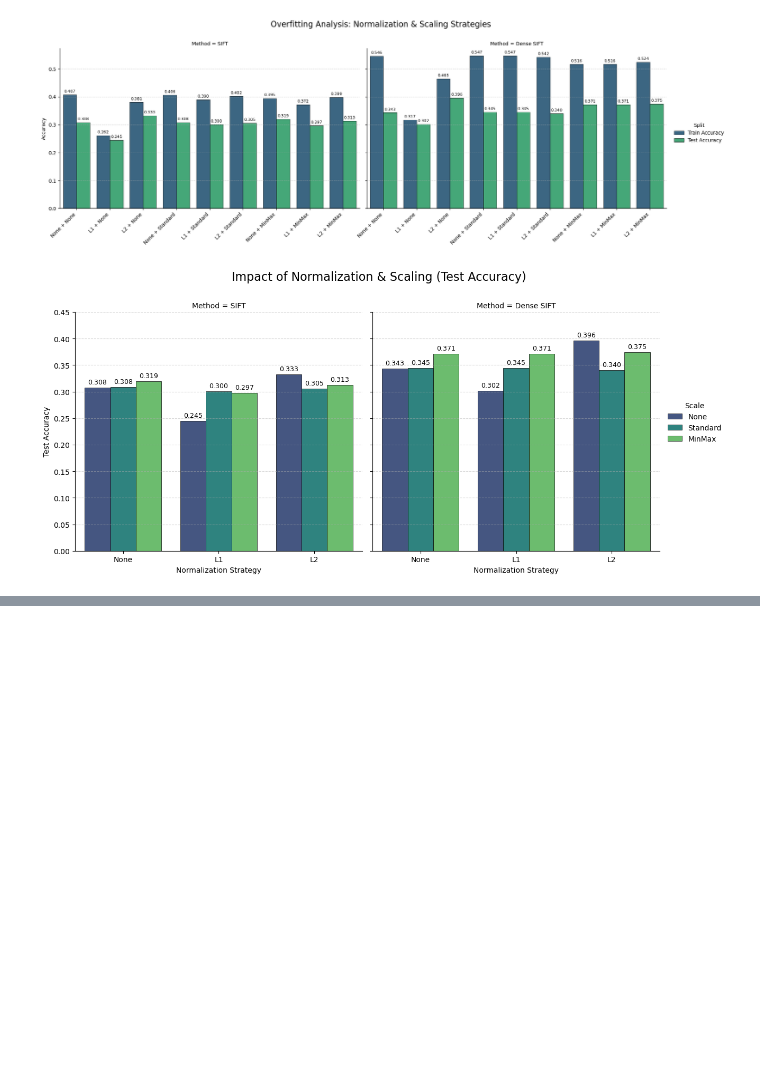
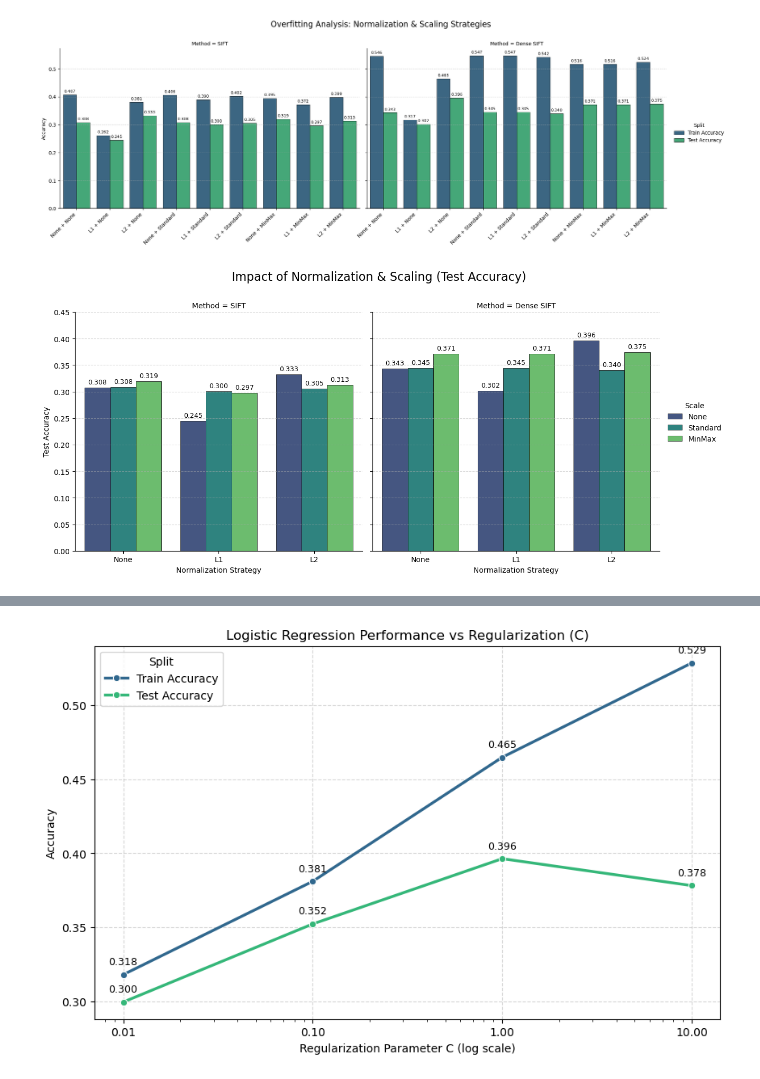
Before and after one commit to MCV-C3/project-4, a Jupyter notebook: Week1/development_8x8.ipynb, the cells around one changed output, grey strips where cells are left out. Cells and saved outputs as stored; diff of their text form; code cells hidden in the pictures; blank space fills up the shorter version.

```diff
--- a/Week1/development_8x8.ipynb
+++ b/Week1/development_8x8.ipynb
@@ -1605,0 +1922,79 @@ plt.show()
+# %%
+# 1. Load data
+# Adjust filename if you saved it differently
+results_path = "results/logistic_classifier.csv"
+
+if not os.path.exists(results_path):
+    print(f"Results file not found at {results_path}")
+else:
+    df = pd.read_csv(results_path)
+
+    # 2. Parsing: Separate "Method" from "C" value
+    # Example: "LogisticRegression (C=0.01)" -> Method="LogisticRegression", C=0.01
+    def parse_logistic_row(row):
+        # Extract C value
+        c_match = re.search(r'C=([0-9.]+)', row)
+        c_val = float(c_match.group(1)) if c_match else 0.0
+
+        # Extract Method Name (everything before parenthesis)
+        name = row.split('(')[0].strip()
+
+        return pd.Series([name, c_val])
+
+    df[['Method', 'C']] = df['Descriptor'].apply(parse_logistic_row)
+
+    # 3. Melt (Train vs Test)
+    df_melted = df.melt(
+        id_vars=["Method", "C"],
+        value_vars=["Train Accuracy", "Test Accuracy"],
+        var_name="Split",
+        value_name="Accuracy"
+    )
+
+    # Sort by C
+    df_melted = df_melted.sort_values(by=["C"])
+
+    # 4. PLOTTING
+    plt.figure(figsize=(10, 6))
+
+    # Simple lineplot since we only have one method type varying by C
+    ax = sns.lineplot(
+        data=df_melted,
+        x="C",
+        y="Accuracy",
+        hue="Split",
+        palette="viridis",
+        marker="o",
+        linewidth=2.5
+    )
+
+    # 5. Styling: Log Scale
+    ax.set_xscale('log')
+
+    # Set ticks explicitly to the C values used (0.01, 0.1, 1, 10)
+    unique_c = sorted(df['C'].unique())
+    ax.set_xticks(unique_c)
+
+    # Use ScalarFormatter to show "0.01", "0.1" instead of "10^-2"
+    ax.get_xaxis().set_major_formatter(ScalarFormatter())
+
+    # Labels & Title
+    ax.set_ylabel("Accuracy")
+    ax.set_xlabel("Regularization Parameter C (log scale)")
+    plt.title("Logistic Regression Performance vs Regularization (C)")
+    plt.grid(True, linestyle='--', alpha=0.5)
+
+    # 6. Add Text Labels
+    for split in ["Train Accuracy", "Test Accuracy"]:
+        subset = df_melted[df_melted["Split"] == split]
+        for _, row in subset.iterrows():
+            ax.text(
+                row['C'],
+                row['Accuracy'] + 0.005,
+                f"{row['Accuracy']:.3f}",
+                ha='center', va='bottom', fontsize=9, color='black'
+            )
+
+    plt.show()
+# %% [output]
+[figure, added]
```
Also changed, not shown: parts of 12 cells of this notebook.
